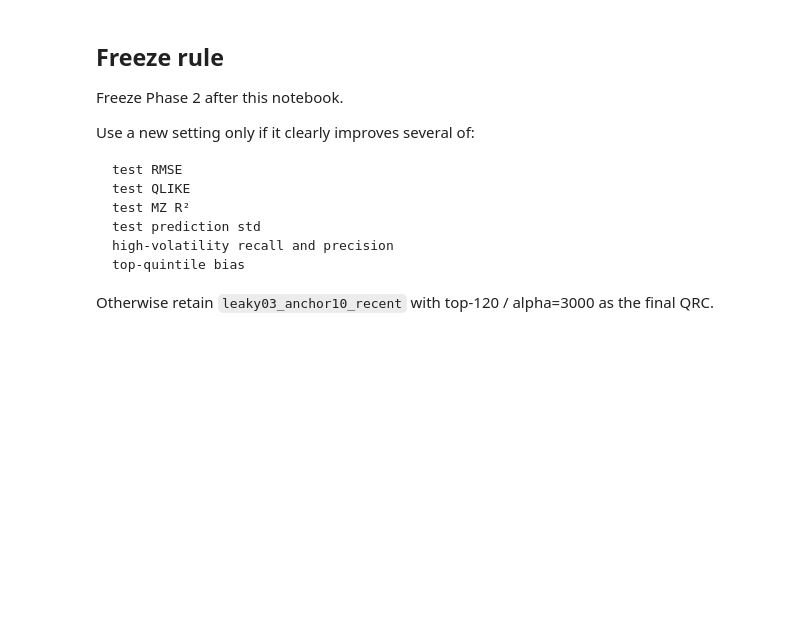
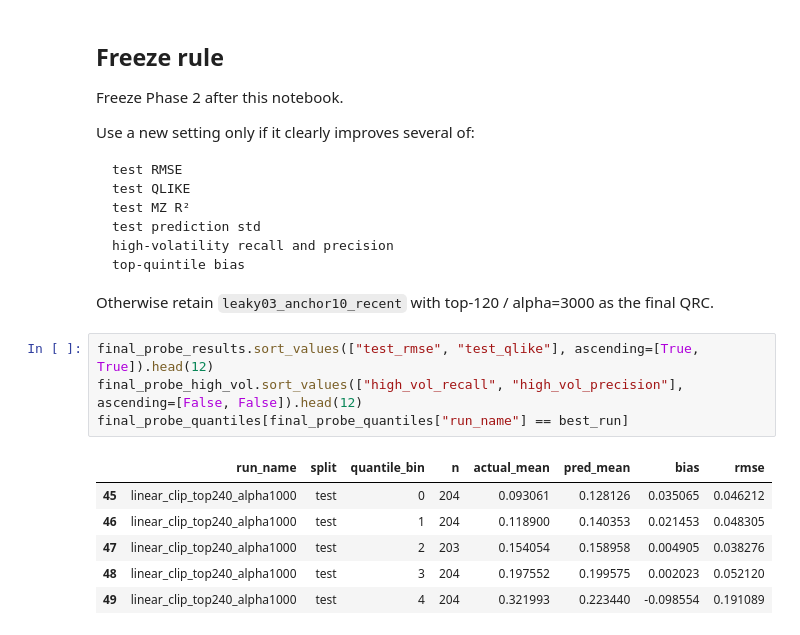
Before and after one commit to friedsam/qpitome-qrc-volatility, a Jupyter notebook: notebooks/phase2_qrc_final_encoding_readout_probe.ipynb, the cells around one changed output. Saved outputs shown, nothing was run; the diff lists cells and outputs as text; blank space fills up the shorter version.

````diff
--- a/notebooks/phase2_qrc_final_encoding_readout_probe.ipynb
+++ b/notebooks/phase2_qrc_final_encoding_readout_probe.ipynb
@@ -368,3 +426,14 @@ top-quintile bias
 ```
 
 Otherwise retain `leaky03_anchor10_recent` with top-120 / alpha=3000 as the final QRC.
+# %%
+final_probe_results.sort_values(["test_rmse", "test_qlike"], ascending=[True, True]).head(12)
+final_probe_high_vol.sort_values(["high_vol_recall", "high_vol_precision"], ascending=[False, False]).head(12)
+final_probe_quantiles[final_probe_quantiles["run_name"] == best_run]
+# %% [output]
+|  | run_name | split | quantile_bin | n | actual_mean | pred_mean | bias | rmse |
+| 45 | linear_clip_top240_alpha1000 | test | 0 | 204 | 0.093061 | 0.128126 | 0.035065 | 0.046212 |
+| 46 | linear_clip_top240_alpha1000 | test | 1 | 204 | 0.118900 | 0.140353 | 0.021453 | 0.048305 |
+| 47 | linear_clip_top240_alpha1000 | test | 2 | 203 | 0.154054 | 0.158958 | 0.004905 | 0.038276 |
+| 48 | linear_clip_top240_alpha1000 | test | 3 | 204 | 0.197552 | 0.199575 | 0.002023 | 0.052120 |
+| 49 | linear_clip_top240_alpha1000 | test | 4 | 204 | 0.321993 | 0.223440 | -0.098554 | 0.191089 |
````
Also changed, not shown: parts of 5 cells of this notebook, 2 other files.
